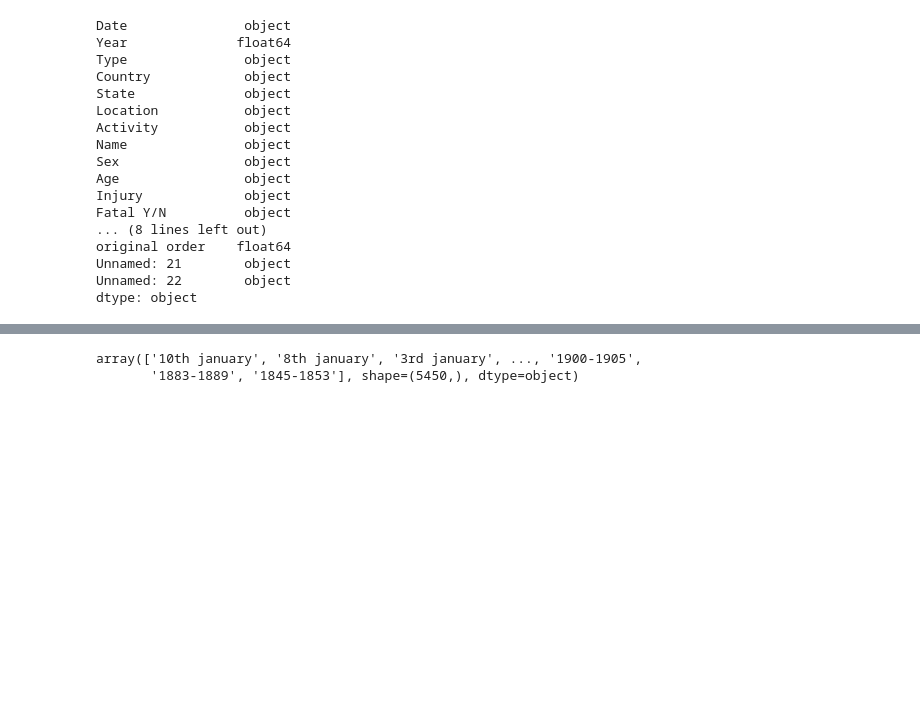
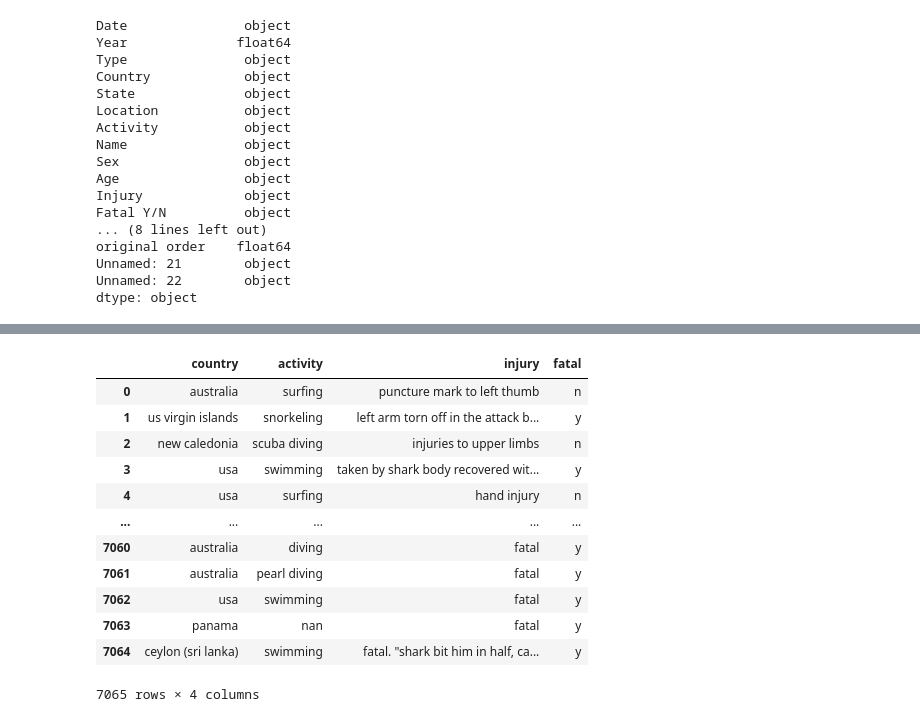
Before and after one commit to eliomartinezcastano-stack/Semana2_Shark_Attacks, a Jupyter notebook: Semana_2_Shark_Attacks.ipynb, the cells around one changed output, grey strips where cells are left out. Drawn from its saved outputs; the diff is of its cells as text; code cells hidden in the pictures; blank space fills up the shorter version.

```diff
--- a/Semana_2_Shark_Attacks.ipynb
+++ b/Semana_2_Shark_Attacks.ipynb
@@ -195,12 +161,0 @@ for season, month in season_to_month.items():
-# %%
-Shark_Attacks_df["date"] = Shark_Attacks_df["date"].str.replace(
-    r"^(\d{4})$",
-    r"\1-01-01",
-    regex=True)
-# %%
-Shark_Attacks_df.loc[Shark_Attacks_df["date"].str.contains("before|unknown|reported|circa"),"date"] = None
-# %%
-Shark_Attacks_df["date_clean"] = pd.to_datetime(Shark_Attacks_df["date"],errors="coerce")
-# %%
-Shark_Attacks_df["month_number"] = Shark_Attacks_df["date_clean"].dt.month
-Shark_Attacks_df["month_name"] = Shark_Attacks_df["date_clean"].dt.month_name()
@@ -227,5 +162,19 @@ Shark_Attacks_df.head(25)
-# %%
-Shark_Attacks_df['date', 'mes_name'
-# %% [output]
-array(['10th january', '8th january', '3rd january', ..., '1900-1905',
-       '1883-1889', '1845-1853'], shape=(5450,), dtype=object)
+# %%
+for col in Shark_Attacks_df:
+    Shark_Attacks_df[col] = Shark_Attacks_df[col].astype(str).str.lower().str.strip()
+
+Shark_Attacks_df
+# %% [output]
+|  | country | activity | injury | fatal |
+| 0 | australia | surfing | puncture mark to left thumb | n |
+| 1 | us virgin islands | snorkeling | left arm torn off in the attack b... | y |
+| 2 | new caledonia | scuba diving | injuries to upper limbs | n |
+| 3 | usa | swimming | taken by shark body recovered wit... | y |
+| 4 | usa | surfing | hand injury | n |
+| ... | ... | ... | ... | ... |
+| 7060 | australia | diving | fatal | y |
+| 7061 | australia | pearl diving | fatal | y |
+| 7062 | usa | swimming | fatal | y |
+| 7063 | panama | nan | fatal | y |
+| 7064 | ceylon (sri lanka) | swimming | fatal. "shark bit him in half, ca... | y |
+7065 rows × 4 columns
```
Also changed, not shown: parts of 30 cells of this notebook.
